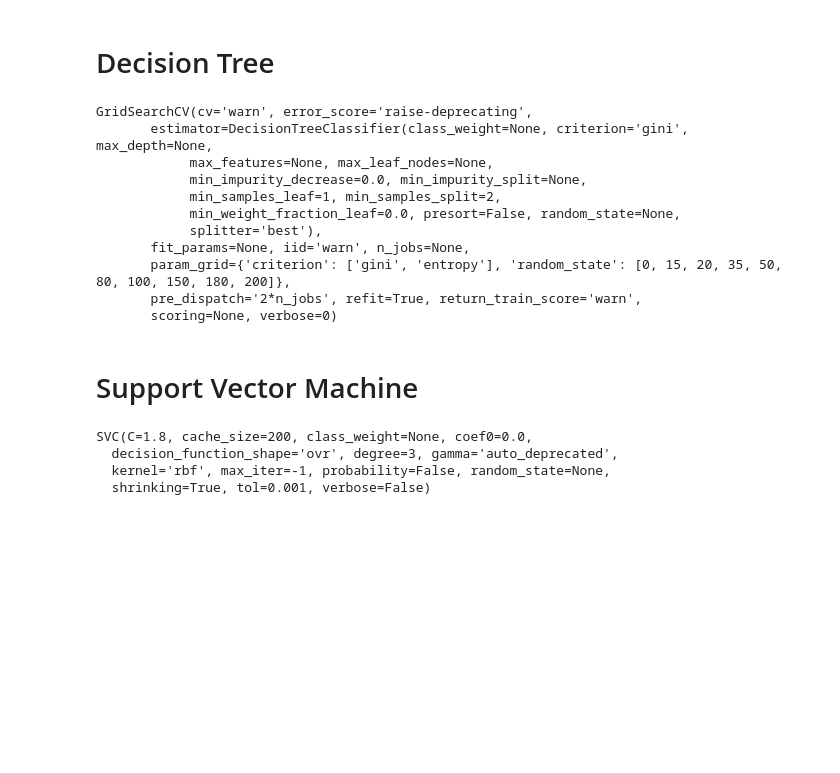
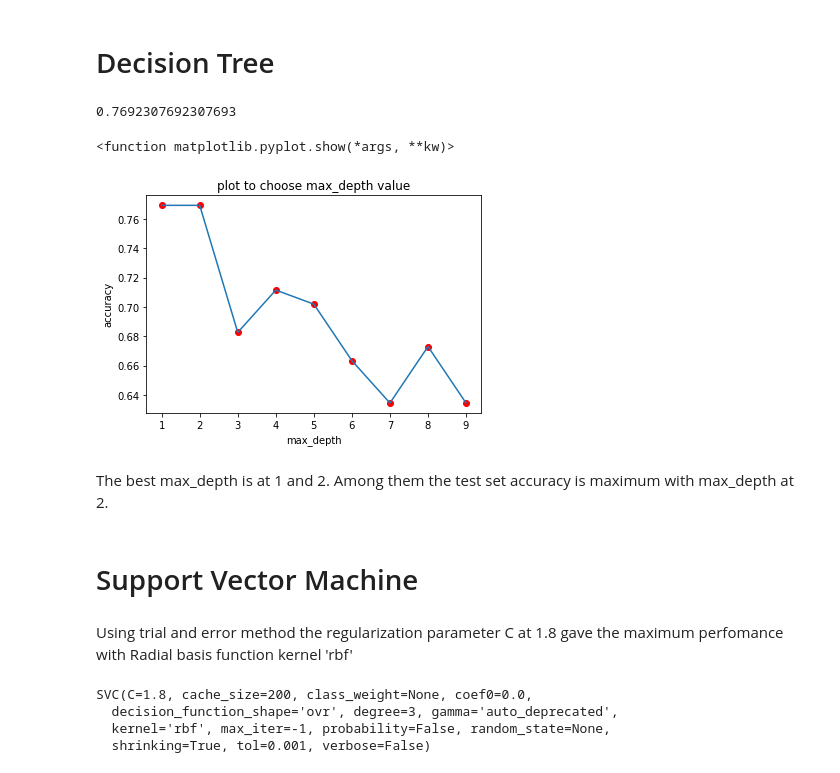
Before and after one commit to Prakashchandran95/ML_Classification_Coursera, a Jupyter notebook: Best Classifier.ipynb, the cells around one changed output. Saved outputs shown, nothing was run; the diff lists cells and outputs as text; code cells hidden in the pictures; blank space fills up the shorter version.

```diff
--- a/Best Classifier.ipynb
+++ b/Best Classifier.ipynb
@@ -328,24 +326,25 @@ Test set Accuracy using train_test_split:  0.7788461538461539
 # Decision Tree
 # %%
 from sklearn.tree import DecisionTreeClassifier
-# %%
-loan_tree = DecisionTreeClassifier()
-
-parameter = {'criterion':['gini','entropy'],
-             'random_state':[0,15,20,35,50,80,100,150,180,200]}
-
-grid = GridSearchCV(loan_tree,param_grid=parameter)
-Tree_classifier = grid.fit(X,y)
-Tree_classifier
-# %% [output]
-GridSearchCV(cv='warn', error_score='raise-deprecating',
-       estimator=DecisionTreeClassifier(class_weight=None, criterion='gini', max_depth=None,
-            max_features=None, max_leaf_nodes=None,
-            min_impurity_decrease=0.0, min_impurity_split=None,
-            min_samples_leaf=1, min_samples_split=2,
-            min_weight_fraction_leaf=0.0, presort=False, random_state=None,
-            splitter='best'),
-       fit_params=None, iid='warn', n_jobs=None,
-       param_grid={'criterion': ['gini', 'entropy'], 'random_state': [0, 15, 20, 35, 50, 80, 100, 150, 180, 200]},
-       pre_dispatch='2*n_jobs', refit=True, return_train_score='warn',
-       scoring=None, verbose=0)
+# %%
+accuracy_tree = np.zeros(9)
+depth = np.array(range(1,10))
+for n in depth:
+    loan_tree = DecisionTreeClassifier(criterion='entropy',max_depth=n)
+    loan_tree = loan_tree.fit(X_train,y_train)
+    yhat_loan_tree = loan_tree.predict(X_test)
+    accuracy_tree[n-1] = metrics.accuracy_score(y_test,yhat_loan_tree)
+# %% [output]
+0.7692307692307693
+# %%
+plt.plot(depth,accuracy_tree,'ro')
+plt.plot(depth,accuracy_tree)
+plt.xlabel('max_depth')
+plt.ylabel('accuracy')
+plt.title('plot to choose max_depth value')
+plt.show
+# %% [output]
+<function matplotlib.pyplot.show(*args, **kw)>
+[figure, added]
+# %% [markdown]
+The best max_depth is at 1 and 2. Among them the test set accuracy is maximum with max_depth at 2.
@@ -352,5 +354,7 @@ GridSearchCV(cv='warn', error_score='raise-deprecating',
 # %% [markdown]
 # Support Vector Machine
+# %% [markdown]
+Using trial and error method the regularization parameter C at 1.8 gave the maximum perfomance with Radial basis function kernel 'rbf'
 # %%
 from sklearn import svm
 SVM_classifier = svm.SVC(C=1.8,kernel='rbf')
```
Also changed, not shown: parts of 30 cells of this notebook.
